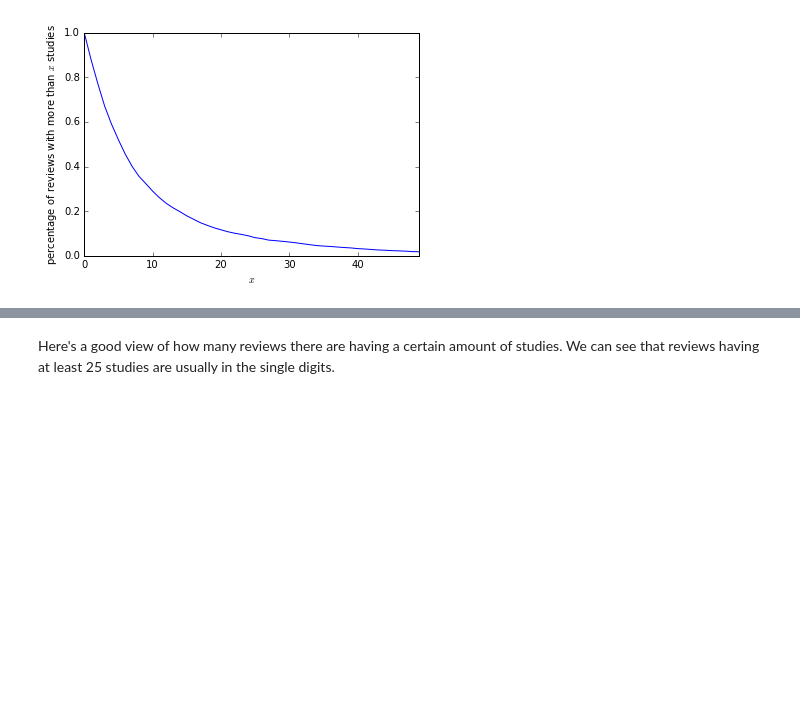
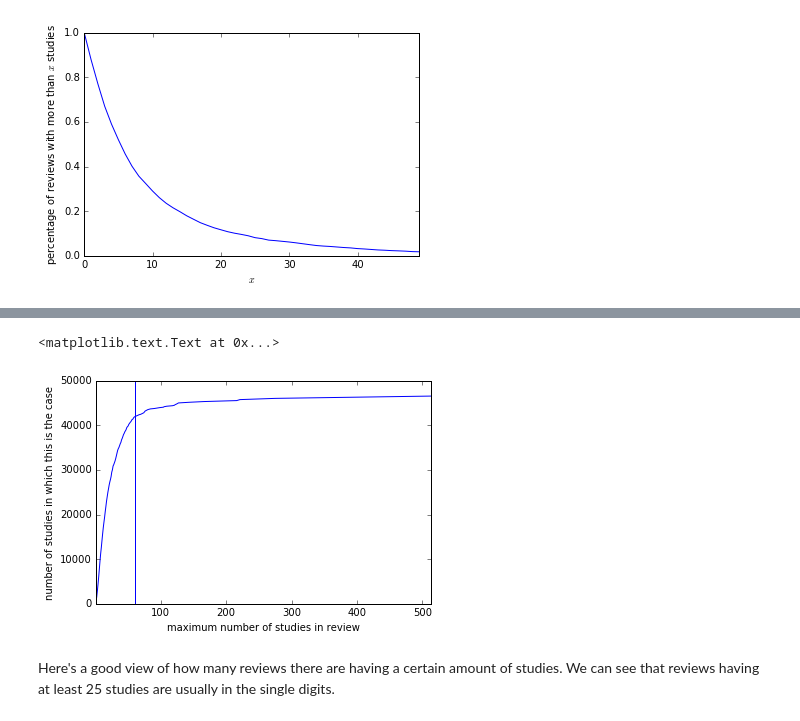
Before and after one commit to ebanner/neural-nlp, a Jupyter notebook: preprocess/Extract Review Labels.ipynb, the cells around one changed output, grey strips where cells are left out. Saved outputs shown, nothing was run; the diff lists cells and outputs as text; code cells hidden in the pictures; blank space fills up the shorter version.

```diff
--- a/preprocess/Extract Review Labels.ipynb
+++ b/preprocess/Extract Review Labels.ipynb
@@ -4,8 +4,7 @@
 Extract `(abstract, study-id)` tuples.
 # %%
 df = pd.read_csv('pico_cdsr.csv')
-df = df[df.abstract.notnull() & df.population.notnull() & df.intervention.notnull() & df.outcome.notnull()].reset_index(drop=True)
-df = df[['abstract', 'cdno']]
+df = df[['abstract', 'cdno', 'population', 'intervention', 'outcome']]
 
 df.info()
 # %% [output]
@@ -71,3 +77,15 @@ plt.ylabel('percentage of reviews with more than $x$ studies')
+# %%
+s = pd.Series(nb_study*nb_review for nb_study, nb_review in cdnos.size().value_counts().sort_index().iteritems())
+s.index = cdnos.size().value_counts().sort_index().index
+
+axes = s.cumsum().plot()
+axes.axvline(x=60)
+
+axes.set_xlabel('maximum number of studies in review')
+axes.set_ylabel('number of studies in which this is the case')
+# %% [output]
+<matplotlib.text.Text at 0x...>
+[figure, added]
 # %% [markdown]
 Here's a good view of how many reviews there are having a certain amount of studies. We can see that reviews having at least 25 studies are usually in the single digits.
 # %%
```
Also changed, not shown: parts of 7 cells of this notebook.
